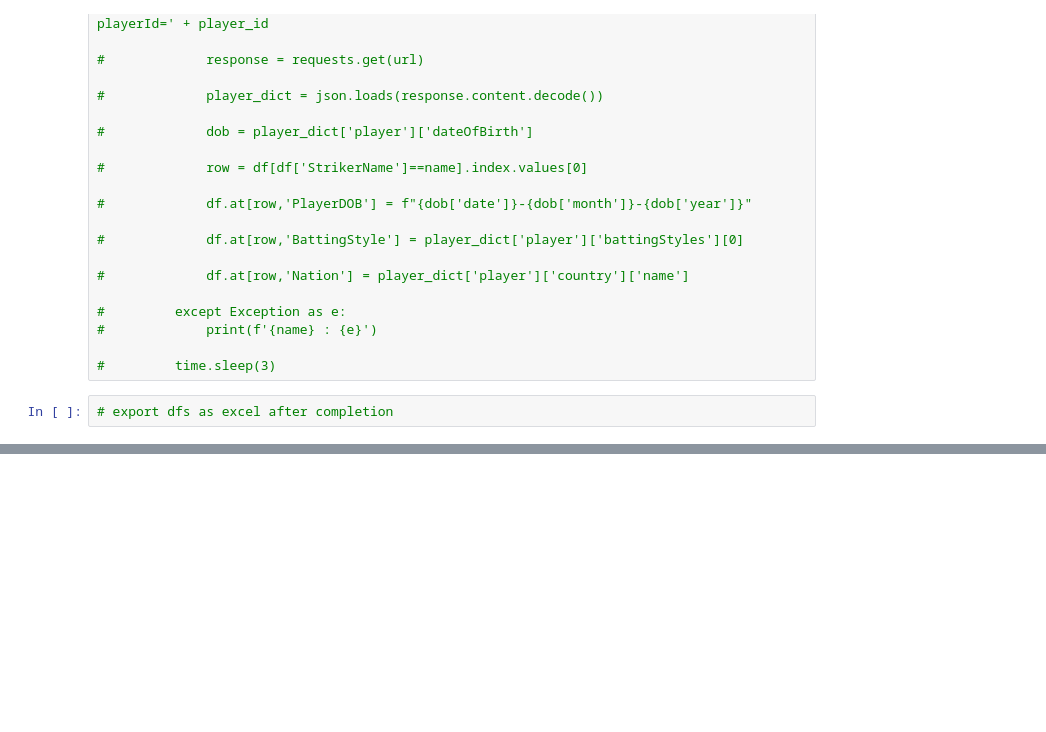
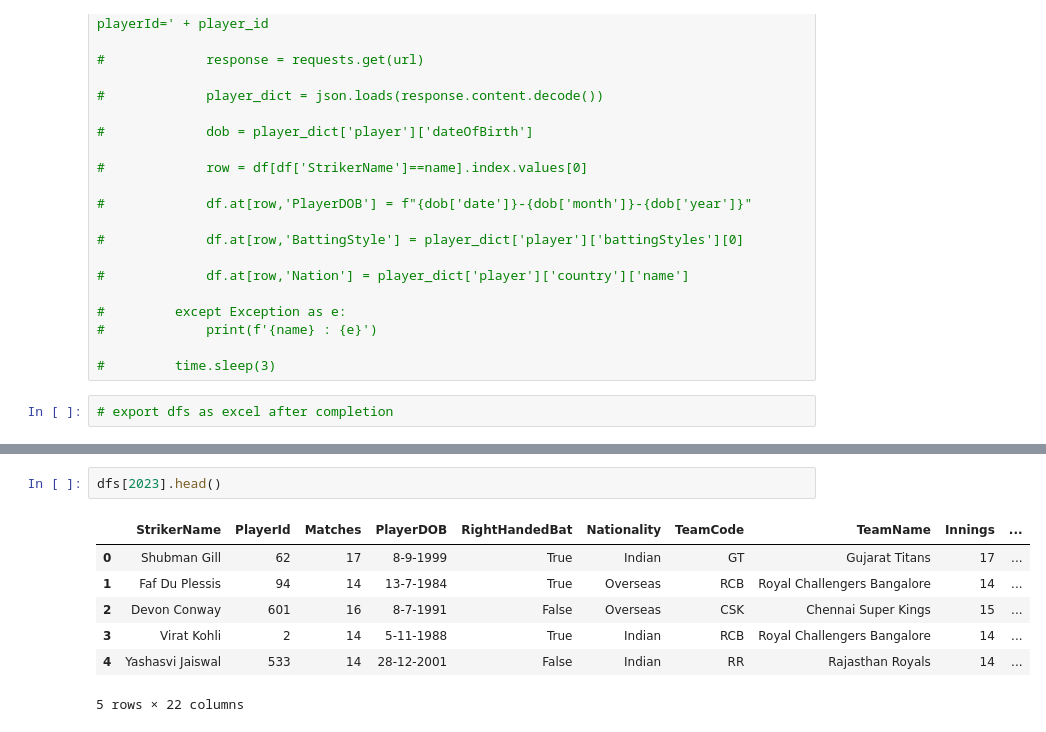
Before and after one commit to athuljain2311/Regression_Projects, a Jupyter notebook: ipl_data_analysis/seasonwise_batter_data_preprocessing.ipynb, the cells around one changed output, grey strips where cells are left out. Drawn from its saved outputs; the diff is of its cells as text; blank space fills up the shorter version.

```diff
--- a/ipl_data_analysis/ipl_data_analysis.ipynb
+++ b/ipl_data_analysis/seasonwise_batter_data_preprocessing.ipynb
@@ -588,0 +603,10 @@ import os
+# %%
+dfs[2023].head()
+# %% [output]
+|  | StrikerName | PlayerId | Matches | PlayerDOB | RightHandedBat | Nationality | TeamCode | TeamName | Innings | ... |
+| 0 | Shubman Gill | 62 | 17 | 8-9-1999 | True | Indian | GT | Gujarat Titans | 17 | ... |
+| 1 | Faf Du Plessis | 94 | 14 | 13-7-1984 | True | Overseas | RCB | Royal Challengers Bangalore | 14 | ... |
+| 2 | Devon Conway | 601 | 16 | 8-7-1991 | False | Overseas | CSK | Chennai Super Kings | 15 | ... |
+| 3 | Virat Kohli | 2 | 14 | 5-11-1988 | True | Indian | RCB | Royal Challengers Bangalore | 14 | ... |
+| 4 | Yashasvi Jaiswal | 533 | 14 | 28-12-2001 | False | Indian | RR | Rajasthan Royals | 14 | ... |
+5 rows × 22 columns
```
Also changed, not shown: parts of 19 cells of this notebook, 33 other files.
